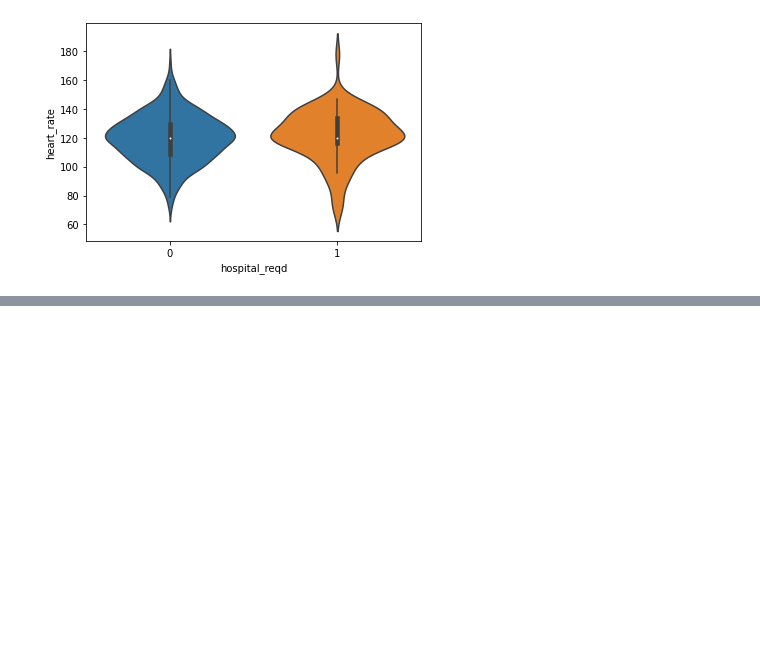
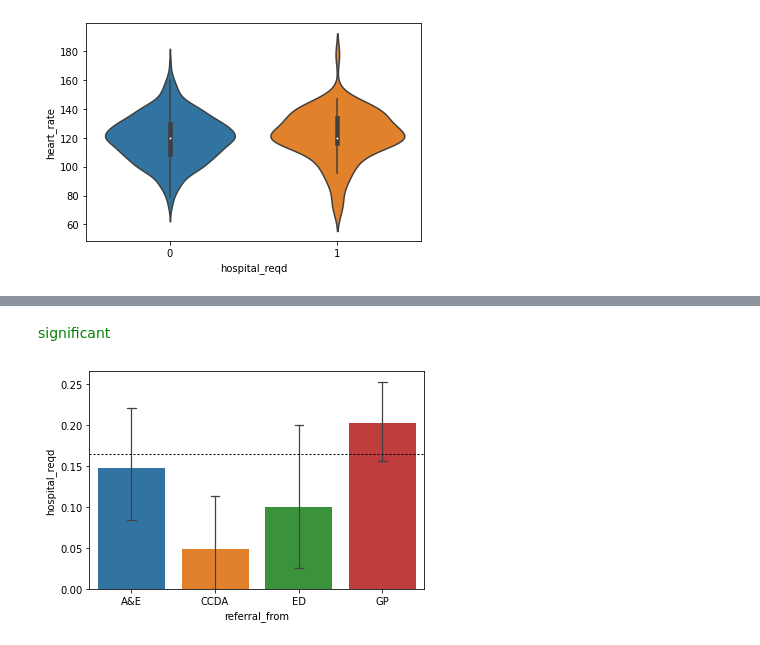
Before and after one commit to btcooper22/ace_project, a Jupyter notebook: exploration/exploration.ipynb, the cells around one changed output, grey strips where cells are left out. Drawn from its saved outputs; the diff is of its cells as text; code cells hidden in the pictures; blank space fills up the shorter version.

```diff
--- a/exploration/exploration.ipynb
+++ b/exploration/exploration.ipynb
@@ -267,60 +278,36 @@ r: 0.04520014065361411, p: 0.3180356385241447
 not significant
 [figure]
 # %%
-import ipywidgets as widgets
+display(HTML(f"<h2>referral_from</h2>"))
 
-out1 = widgets.Output()
-out2 = widgets.Output()
+temp_df = ace_data[["hospital_reqd" , "referral_from"]]
+count_df = temp_df.groupby("referral_from").agg(["mean", np.std, stats.sem, "count"])
+display(count_df)
 
-tab = widgets.Accordion(children=[out1, out2])
-tab.set_title(0, "referral_from")
-tab.set_title(1, "heart_rate")
-display(tab)
+size_data = (temp_df.groupby(["referral_from", "hospital_reqd"], as_index=False)
+             .size()
+             .pivot(index="referral_from", columns="hospital_reqd", values="size")
+             .fillna(0))
 
-with out1:
-    display(HTML(f"<h2>referral_from</h2>"))
-
-    temp_df = ace_data[["hospital_reqd" , "referral_from"]]
-    count_df = temp_df.groupby("referral_from").agg(["mean", np.std, stats.sem, "count"])
-    display(count_df)
-
-    size_data = (temp_df.groupby(["referral_from", "hospital_reqd"], as_index=False)
-                 .size()
-                 .pivot(index="referral_from", columns="hospital_reqd", values="size")
-                 .fillna(0))
-
-    chi2, p, dof, expected = chi2_contingency(size_data.values)
-    display(HTML("<h4>Chi<sup>2</sup> Results:</h4>"))
-    display(pd.DataFrame({ "chi2": chi2, "p": p, "dof": dof },embedded-picture
-                             index=[0]))
-    if p < 0.05:
-        display(HTML("<p style='color:green'>significant</p"))
-    else:
-        display(HTML("<p style='color:red'>not significant</p"))
+chi2, p, dof, expected = chi2_contingency(size_data.values)
+display(HTML("<h4>Chi<sup>2</sup> Results:</h4>"))
+display(pd.DataFrame({ "chi2": chi2, "p": p, "dof": dof },
+                         index=[0]))
+if p < 0.05:
+    display(HTML("<p style='color:green'>significant</p"))
+else:
+    display(HTML("<p style='color:red'>not significant</p"))
 
 
-    bplot = sns.barplot(data=ace_data,
-                     x="referral_from",
-                     y="hospital_reqd",
-                     errwidth=1.25,
-                     capsize=.1)
-    # draw line of overall mean hospital admissions
-    bplot.axhline(ace_data.hospital_reqd.mean(),
-               color="black",
-               linewidth=1,
-               dashes=(2,2))
-    plt.show(bplot)
-
-with out2:
-    vplot = sns.violinplot(data=ace_data, x="hospital_reqd", y="heart_rate")
-    display(HTML(f"<h2>heart_rate</h2>"))
-    data = ace_data[["heart_rate", "hospital_reqd"]].dropna()
-    r, p = stats.pearsonr(data["heart_rate"],
-                          data.hospital_reqd)
-    display(HTML(f"<h3>r: {r}, p: {p}"))
-    plt.show(vplot)
-    if p < 0.05:
-        display(HTML("<p style='color:green'>significant</p"))
-    else:
-        display(HTML("<p style='color:red'>not significant</p"))
+bplot = sns.barplot(data=ace_data,
+                 x="referral_from",
+                 y="hospital_reqd",
+                 errwidth=1.25,
+                 capsize=.1)
+# draw line of overall mean hospital admissions
+bplot.axhline(ace_data.hospital_reqd.mean(),
+           color="black",
+           linewidth=1,
+           dashes=(2,2))
+plt.show(bplot)
 # %% [output]
@@ -327,0 +325,2 @@ Accordion(children=(Output(), Output()), _titles={'0': 'referral_from', '1': 'he
+significant
+[figure, added]
```
Also changed, not shown: parts of 12 cells of this notebook, 3 other files.
